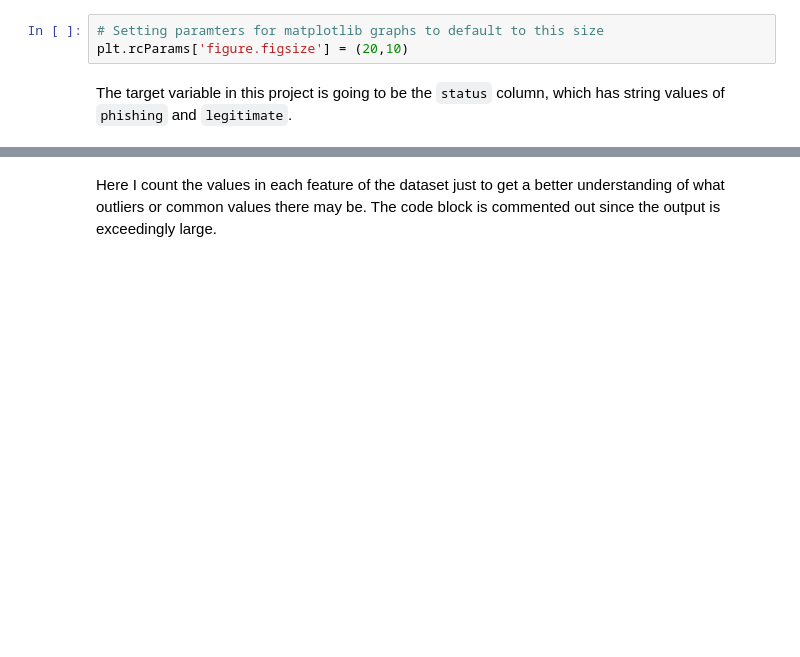
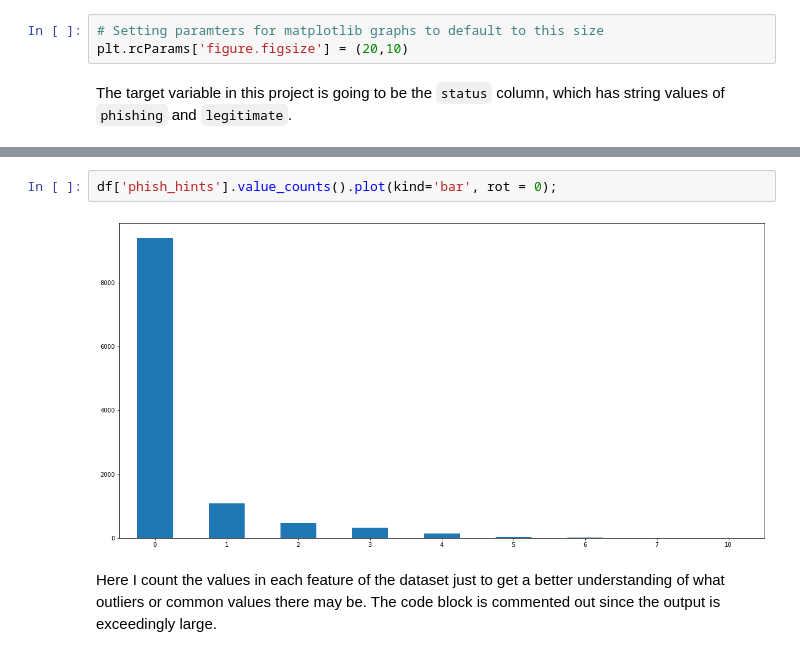
Before and after one commit to petercvuong/Phishing-Detector-Capstone, a Jupyter notebook: Phishing Project Notebook.ipynb, the cells around one changed output, grey strips where cells are left out. Saved outputs shown, nothing was run; the diff lists cells and outputs as text; blank space fills up the shorter version.

Commit message:
README and notebook adjustments, added Web Phishing Presentation.pdf

```diff
--- a/Phishing Project Notebook.ipynb
+++ b/Phishing Project Notebook.ipynb
@@ -119,3 +128,7 @@ df['status'].value_counts().plot(kind='bar');
+# %%
+df['phish_hints'].value_counts().plot(kind='bar', rot = 0);
+# %% [output]
+[figure, added]
 # %% [markdown]
 Here I count the values in each feature of the dataset just to get a better understanding of what outliers or common values there may be. The code block is commented out since the output is exceedingly large.
 # %%
```
Also changed, not shown: parts of 32 cells of this notebook, 14 other files.
